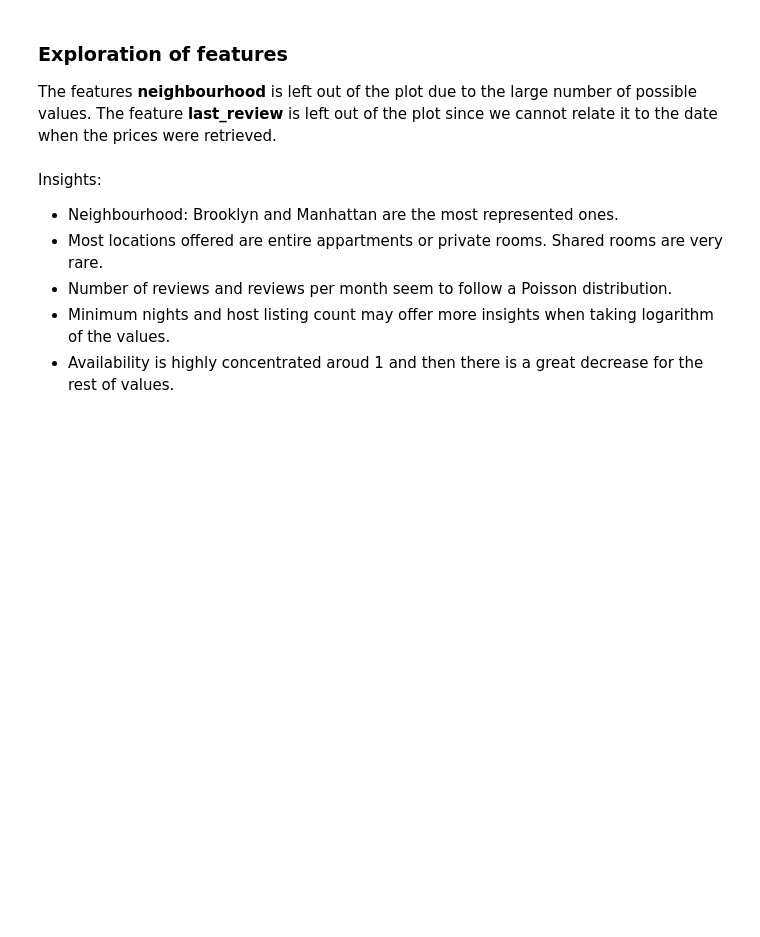
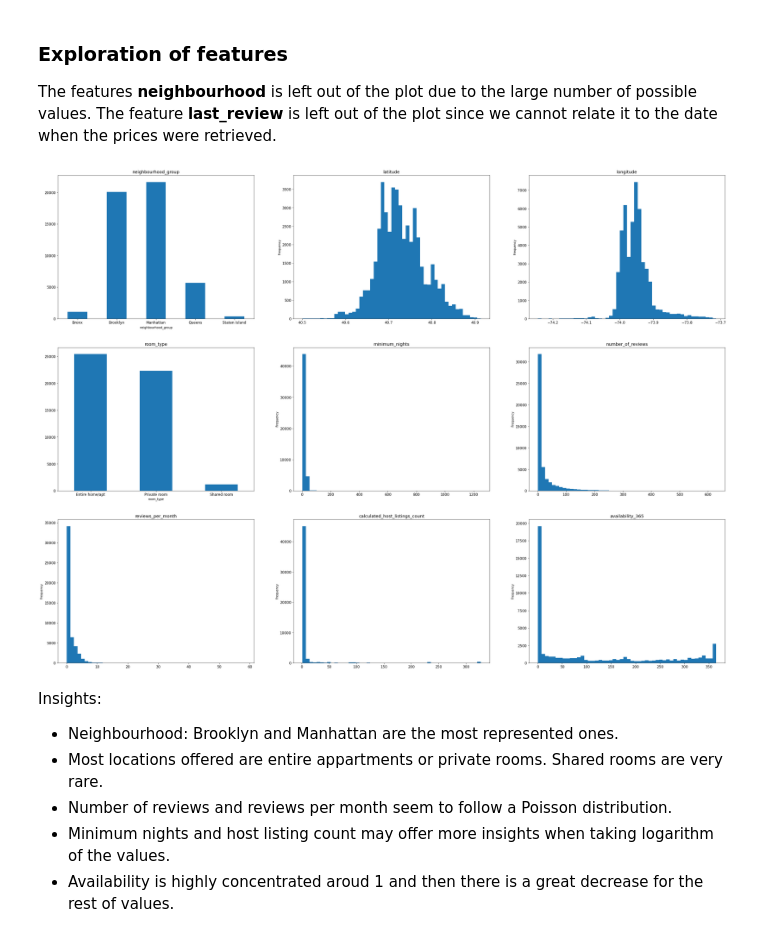
Before and after one commit to natbolon/airbnb_prices, a Jupyter notebook: airbnb_prices.ipynb, the cells around one changed output. Drawn from its saved outputs; the diff is of its cells as text; code cells hidden in the pictures; blank space fills up the shorter version.

```diff
--- a/airbnb_prices.ipynb
+++ b/airbnb_prices.ipynb
@@ -102,12 +142,14 @@ The features **neighbourhood** is left out of the plot due to the large number o
 # %%
 f, ax = plt.subplots(3,3, figsize=(40,30))
 ax = ax.flatten()
-for idx, col in enumerate(df_airbnb.drop(['neighbourhood', 'price', 'last_review'], axis=1).columns):
+for idx, col in enumerate(df_airbnb.drop(['host_id','neighbourhood', 'last_review', 'price'], axis=1).columns):
     if df_airbnb[col].dtype == object:
         df_airbnb.groupby(col).count().iloc[:,1].plot(kind='bar', ax=ax[idx], title=col)
         ax[idx].tick_params(axis='x', rotation=0)
     else:
         df_airbnb[col].plot(kind='hist', bins=50, ax=ax[idx], title=col)
+# %% [output]
+[figure, added]
 # %% [markdown]
 Insights:
 * Neighbourhood: Brooklyn and Manhattan are the most represented ones.
```
Also changed, not shown: parts of 58 cells of this notebook.
